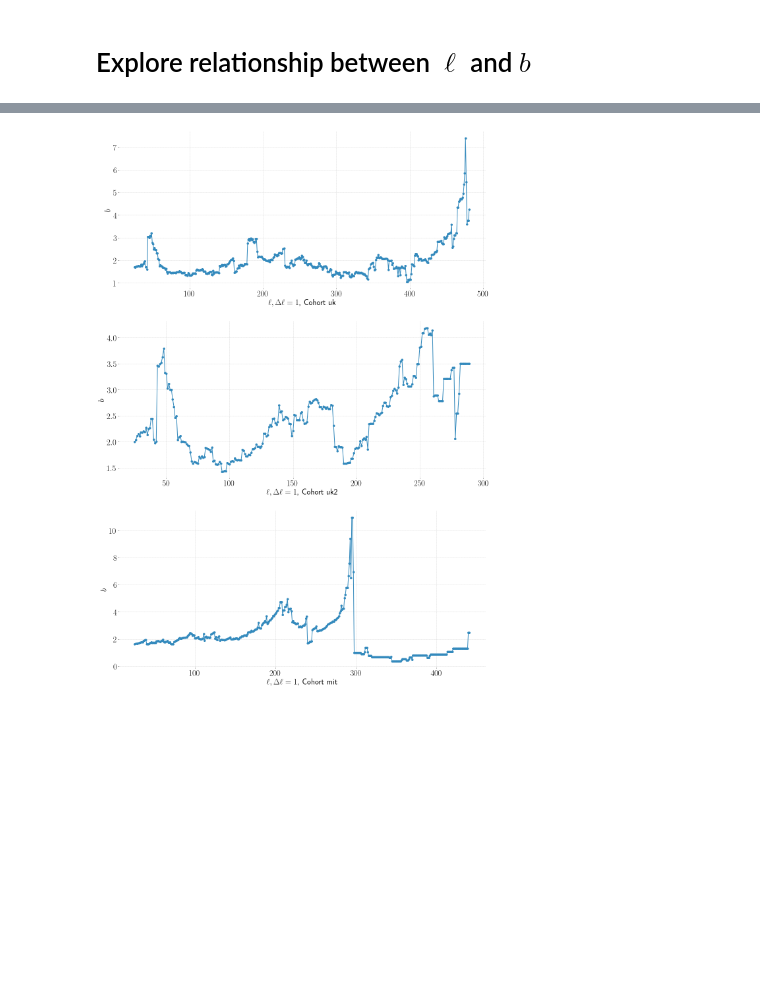
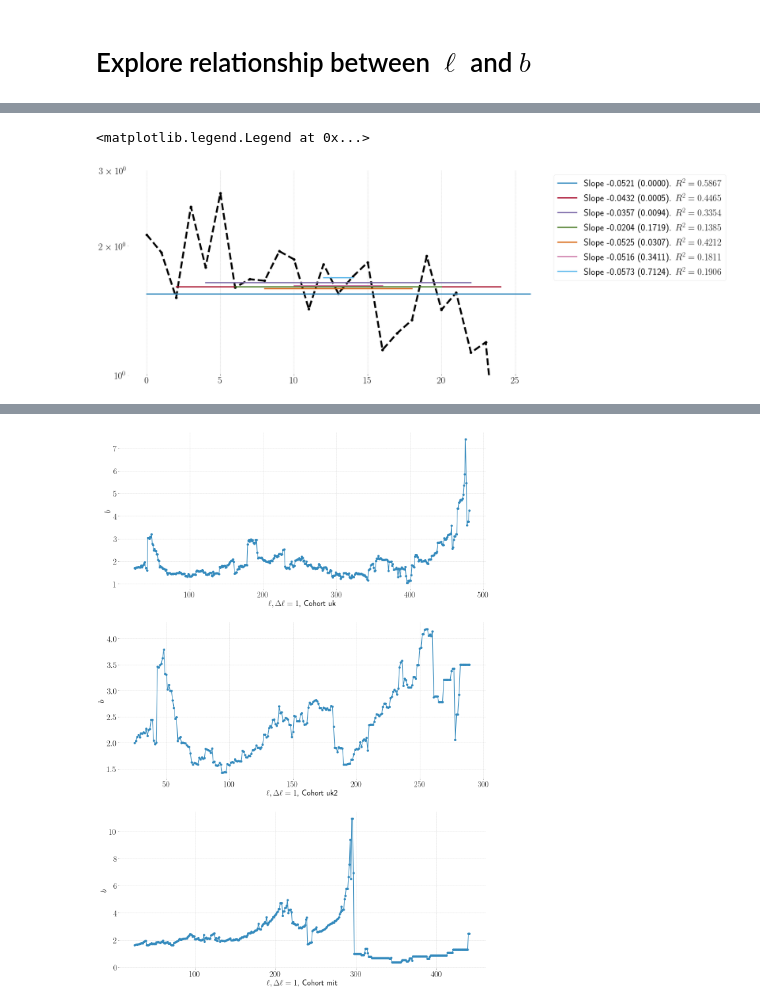
Before and after one commit to nitnelav27/comm_patterns, a Jupyter notebook: 202111.ipynb, the cells around one changed output, grey strips where cells are left out. Drawn from its saved outputs; the diff is of its cells as text; code cells hidden in the pictures; blank space fills up the shorter version.

```diff
--- a/202111.ipynb
+++ b/202111.ipynb
@@ -366,0 +367,7 @@ plt.plot([x[0] for x in points], [y[1] for y in points], marker="", ls="dashed",
+# %%
+for i in range(max(test.index) // 2):
+    df = test.loc[(test.index >= (0 + i)) & (test.index <= (max(test.index) - i))]
+    X = sm.add_constant(df.index)
+    Y = df['f']
+    tmp = sm.OLS(Y, X).fit()
+    print(f'{i}: \t slope {tmp.params[1]:.4f} \t p-value {tmp.pvalues[1]:.4f} \t R-squared {tmp.rsquared:.3f}')
@@ -366,0 +388,16 @@ plt.plot([x[0] for x in points], [y[1] for y in points], marker="", ls="dashed",
+# %%
+plt.figsize=(30, 15)
+plt.plot(test.index, test['f'], c="black", marker="o", ls="dashed", lw=5)
+plt.semilogy()
+plt.ylim(1, 3)
+for i in range(0, max(test.index) // 2, 2):
+    df = test.loc[(test.index >= (0 + i)) & (test.index <= (max(test.index) - i))]
+    X = sm.add_constant(df.index)
+    Y = df['f']
+    tmp = sm.OLS(Y, X).fit()
+    xpoints, ypoints = [min(df.index), max(df.index)], [np.mean(Y), np.mean(Y)]
+    plt.plot(xpoints, ypoints, ls="solid", lw=3, marker="", label=fr'Slope {tmp.params[1]:.4f} ({tmp.pvalues[1]:.4f}). $R^2 = {tmp.rsquared:.4f}$')
+plt.legend(bbox_to_anchor=(1, 1))
+# %% [output]
+<matplotlib.legend.Legend at 0x...>
+[figure, added]
```
Also changed, not shown: parts of 13 cells of this notebook.
